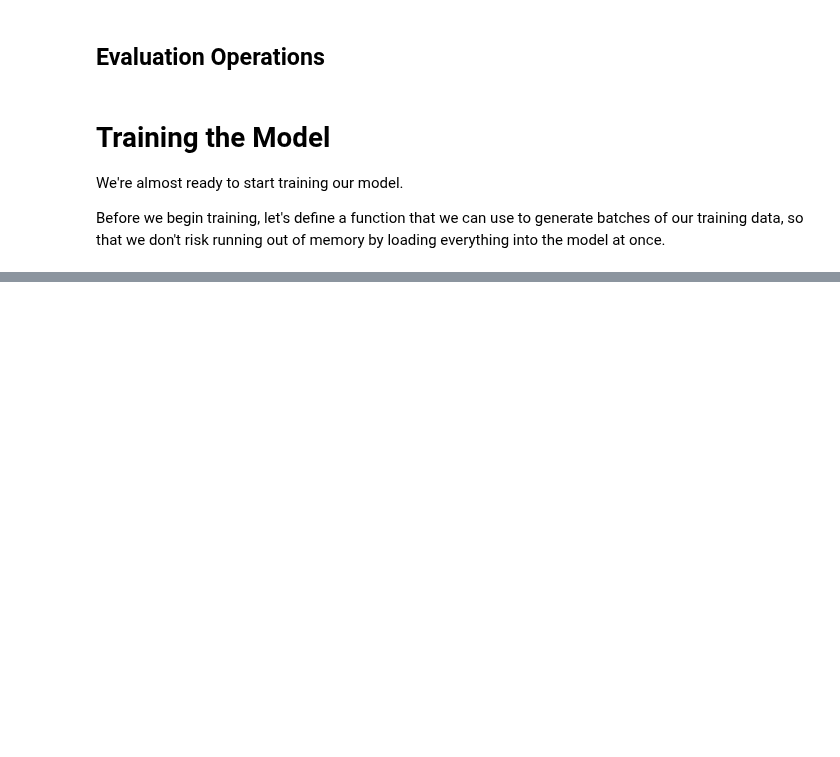
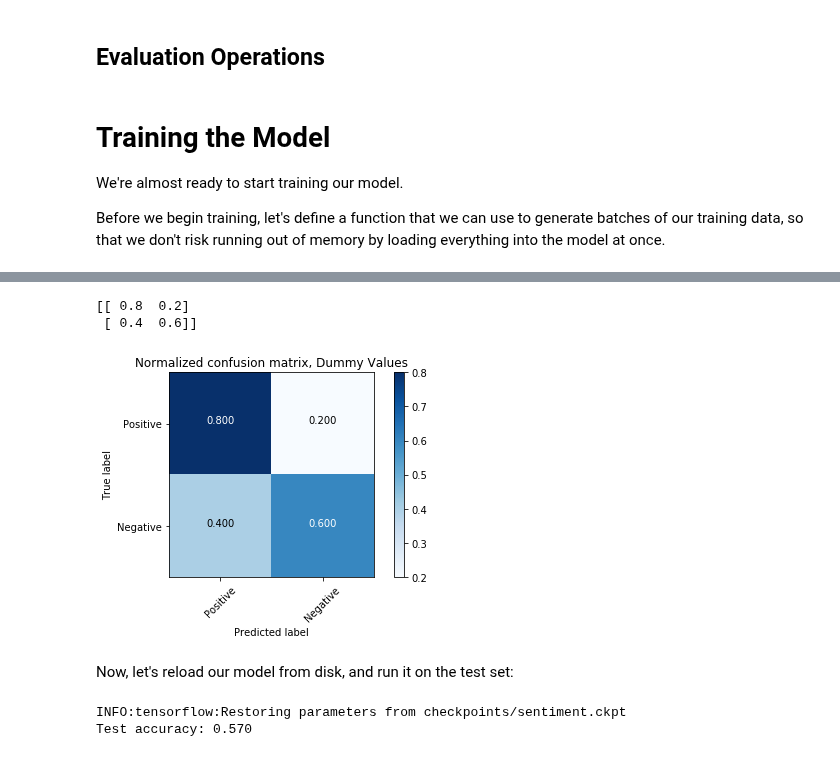
Before and after one commit to mgruben/TextClassification, a Jupyter notebook: TextClassification.ipynb, the cells around one changed output, grey strips where cells are left out. Saved outputs shown, nothing was run; the diff lists cells and outputs as text; code cells hidden in the pictures; blank space fills up the shorter version.

```diff
--- a/TextClassification.ipynb
+++ b/TextClassification.ipynb
@@ -536,6 +540,7 @@ with tf.Session(graph=graph) as sess:
                      "f1: {:.3f}".format(tr_f1))
 
             if iteration%25==0:
+                running_stats = []
                 for x, y in get_batches(val_x, val_y, batch_size):
                     feed = {inputs: x,
                             labels: y[:, None],
@@ -543,12 +548,15 @@ with tf.Session(graph=graph) as sess:
                     summary, v_loss, v_acc, v_prec, v_rec, v_f1 = \
                         sess.run([merged, loss, accuracy, precision, recall, f1], feed_dict=feed)
                     val_writer.add_summary(summary, iteration)
+                    running_stats.append([v_loss, v_acc, v_prec, v_rec, v_f1])
+                running_stats = np.array(running_stats)
+                val_averages = running_stats.mean(axis=0)
                 print(" "*25,
-                      "Validation loss: {:.3f}".format(v_loss),
-                     "accuracy: {:.3f}".format(v_acc),
-                     "precision: {:.3f}".format(v_prec),
-                     "recall: {:.3f}".format(v_rec),
-                     "f1: {:.3f}".format(v_f1))
+                      "Validation loss: {:.3f}".format(val_averages[0]),
+                     "accuracy: {:.3f}".format(val_averages[1]),
+                     "precision: {:.3f}".format(val_averages[2]),
+                     "recall: {:.3f}".format(val_averages[3]),
+                     "f1: {:.3f}".format(val_averages[4]))
             iteration +=1
     saver.save(sess, "checkpoints/sentiment.ckpt")
 # %% [output]
@@ -575,0 +625,36 @@ Visualizations go here
+# %%
+cnf_matrix = np.array([[8,2],[8,12]])
+# [TP, FN], [FP, TN]
+class_names = ["Positive", "Negative"]
+
+np.set_printoptions(precision=3)
+# Plot normalized confusion matrix
+
+plt.Figure()
+plot_confusion_matrix(cnf_matrix, classes=class_names, normalize=True,
+                      title='Normalized confusion matrix, Dummy Values')
+
+plt.show()
+# %% [output]
+[[ 0.8  0.2]
+ [ 0.4  0.6]]
+[figure, added]
+# %% [markdown]
+Now, let's reload our model from disk, and run it on the test set:
+# %%
+running_stats = []
+with tf.Session(graph=graph) as sess:
+    saver.restore(sess, tf.train.latest_checkpoint('checkpoints'))
+    conf_mat = np.zeros(4, dtype=int)
+    for i, (x, y) in enumerate(get_batches(test_x, test_y, batch_size), 1):
+        feed = {inputs: x,
+                labels: y[:, None],
+                keep_prob: 1}
+        batch_acc, true_pos, false_neg, false_pos, true_neg,  = sess.run([accuracy, TP, FN, FP, TN], feed_dict=feed)
+        conf_mat += (true_pos, true_neg, false_pos, false_neg)
+        running_stats.append(batch_acc)
+
+    print("Test accuracy: {:.3f}".format(np.mean(running_stats)))
+# %% [output]
+INFO:tensorflow:Restoring parameters from checkpoints/sentiment.ckpt
+Test accuracy: 0.570
```
Also changed, not shown: parts of 11 cells of this notebook.
